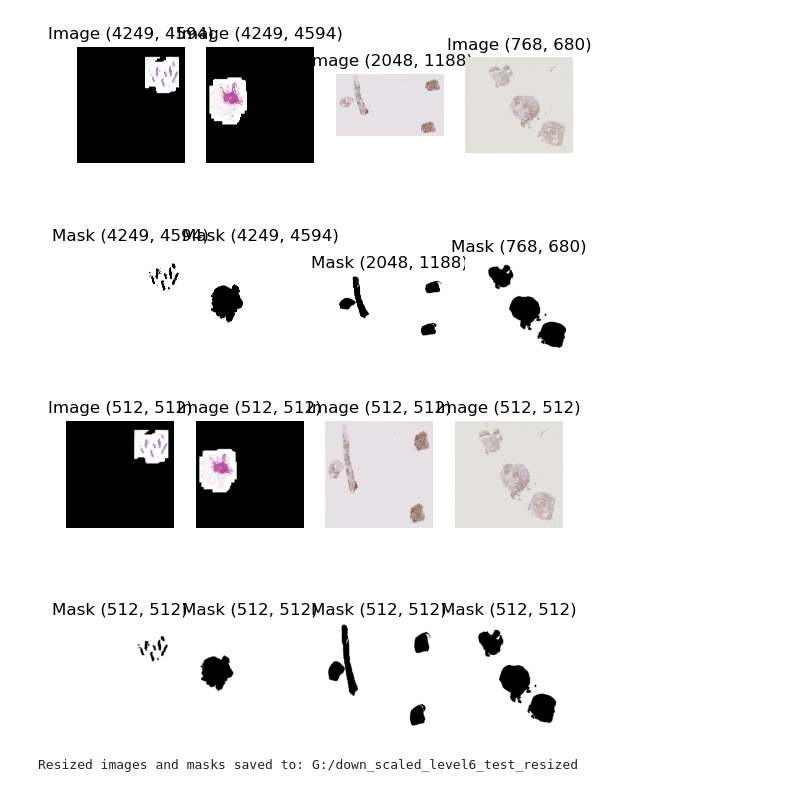
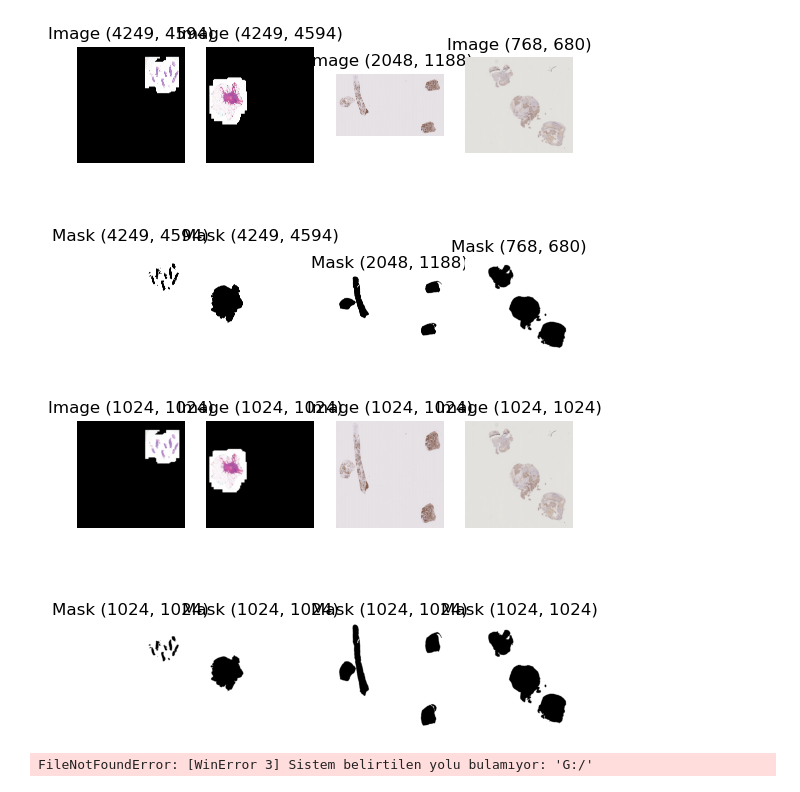
Before and after one commit to AydedeTimucin/ProjectMedic, a Jupyter notebook: Downsampled_Images_Processing(test).ipynb, the cells around one changed output. Cells and saved outputs as stored; diff of their text form; code cells hidden in the pictures.

```diff
--- a/Downsampled_Images_Processing(test).ipynb
+++ b/Downsampled_Images_Processing(test).ipynb
@@ -4,8 +4,8 @@ from PIL import Image
 import matplotlib.pyplot as plt
 # %%
 # Define your data directories
-image_dir = "G:/down_scaled_level6_test/Tissues"
-mask_dir = "G:/down_scaled_level6_test/Masks/binary-mask"
+image_dir = "H:/down_scaled_level6_test/Tissues"
+mask_dir = "H:/down_scaled_level6_test/Masks/binary-mask"
 
 # List all image and mask files
 image_files = os.listdir(image_dir)
@@ -61,37 +61,37 @@ def load_resize_image_mask_pair(image_path, mask_path, target_size):
     mask = Image.open(mask_path).resize(target_size)
     return image, mask
 
 # Display a few resized image-mask pairs
 num_pairs_to_display = 4
-target_size = (512, 512)  # Adjust the size as needed
+target_size = (1024, 1024)  # Adjust the size as needed
 
 for i in range(num_pairs_to_display):
     # Add i to see different images
     image_name = image_files[i + 10]
     mask_name = mask_files[i + 10]
 
     image_path = os.path.join(image_dir, image_name)
     mask_path = os.path.join(mask_dir, mask_name)
 
     image, mask = load_resize_image_mask_pair(image_path, mask_path, target_size)
 
     # Display image
     plt.subplot(2, num_pairs_to_display, i + 1)
     plt.imshow(image)
     plt.axis("off")
     plt.title(f"Image {image.size}")
 
     # Display mask
     plt.subplot(2, num_pairs_to_display, num_pairs_to_display + i + 1)
     plt.imshow(mask, cmap="gray")
     plt.axis("off")
     plt.title(f"Mask {mask.size}")
 
 plt.show()
 # %% [output]
-[figure, old version]
+[figure, new version]
 # %%
-output_dir = "G:/down_scaled_level6_test_resized"  # New directory for resized images and masks
+output_dir = "H:/down_scaled_level6_test_resized"  # New directory for resized images and masks
 
 # Create the output directory if it doesn't exist
 os.makedirs(output_dir, exist_ok=True)
@@ -124,4 +124,4 @@ for i in range(len(image_files)):
 
 print("Resized images and masks saved to:", output_dir)
 # %% [output]
-Resized images and masks saved to: G:/down_scaled_level6_test_resized
+FileNotFoundError: [WinError 3] Sistem belirtilen yolu bulamıyor: 'G:/'
```
Also changed, not shown: 3 other files.
